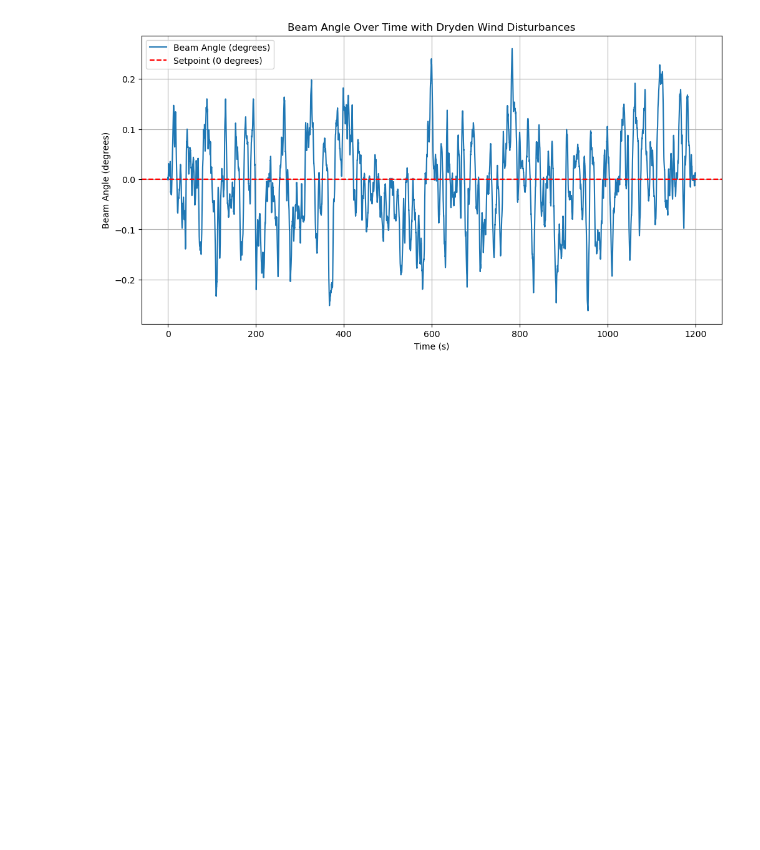
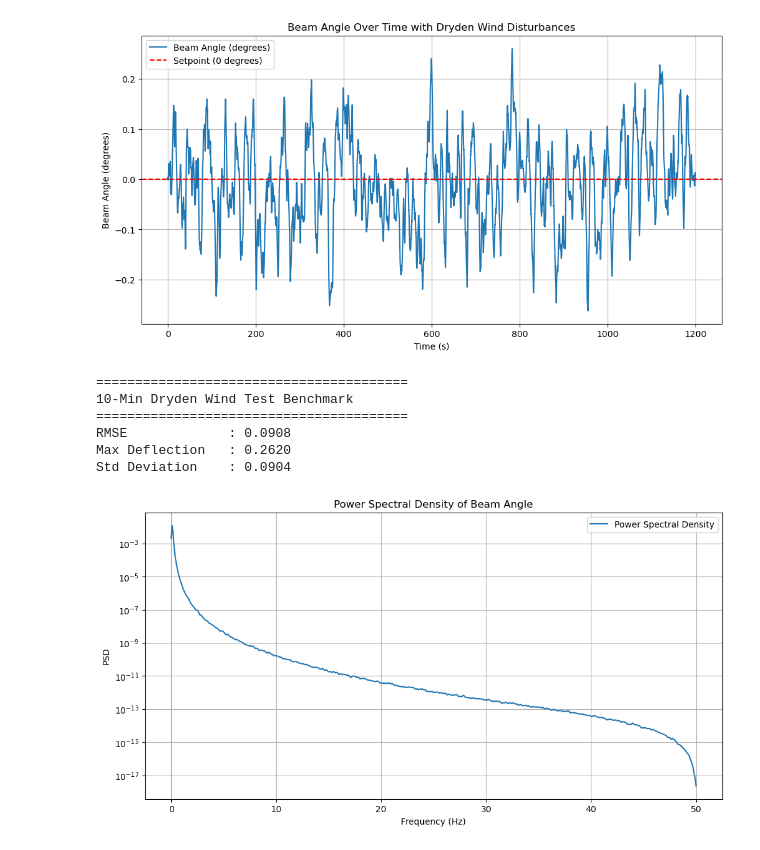
Before and after one commit to theridwanade/robotics-flight-lab, a Jupyter notebook: simulations/1d_suspended_beam_drone/notebooks/dryden_wind.ipynb, the cells around one changed output. Cells and saved outputs as stored; diff of their text form; code cells hidden in the pictures; blank space fills up the shorter version.

Commit message:
Calculated RMSE and plotted the Power Spectral Density

```diff
--- a/simulations/1d_suspended_beam_drone/notebooks/dryden_wind.ipynb
+++ b/simulations/1d_suspended_beam_drone/notebooks/dryden_wind.ipynb
@@ -68,5 +69,7 @@ for step in range(total_steps):
 
     time_history.append(current_time)
     angle_history.append(beam_drone.state.angle)
+# %%
+angle_history_deg = np.degrees(angle_history)
 # %%
 plt.figure(figsize=(12, 6))
@@ -80,3 +83,36 @@ plt.legend()
 plt.show()
 # %% [output]
 [figure]
+# %%
+# Root Mean Square Error (RMSE) Calculation
+rmse_deg = np.sqrt(np.mean(np.square(angle_history_deg)))
+max_deflection_deg = np.max(np.abs(angle_history_deg))
+std_deg = np.std(angle_history_deg)
+
+print("=" * 40)
+print(f"10-Min Dryden Wind Test Benchmark")
+print("=" * 40)
+print(f"RMSE             : {rmse_deg:.4f}")
+print(f"Max Deflection   : {max_deflection_deg:.4f}")
+print(f"Std Deviation    : {std_deg:.4f}")
+# %% [output]
+========================================
+10-Min Dryden Wind Test Benchmark
+========================================
+RMSE             : 0.0908
+Max Deflection   : 0.2620
+Std Deviation    : 0.0904
+# %%
+# Power Spectral Density Plot
+freq, psd = welch(angle_history_deg, fs=1/dt, nperseg=1024)
+
+plt.figure(figsize=(12, 6))
+plt.semilogy(freq, psd, label='Power Spectral Density')
+plt.title('Power Spectral Density of Beam Angle')
+plt.xlabel('Frequency (Hz)')
+plt.ylabel('PSD')
+plt.grid()
+plt.legend()
+plt.show()
+# %% [output]
+[figure, added]
```
Also changed, not shown: parts of 2 cells of this notebook.
